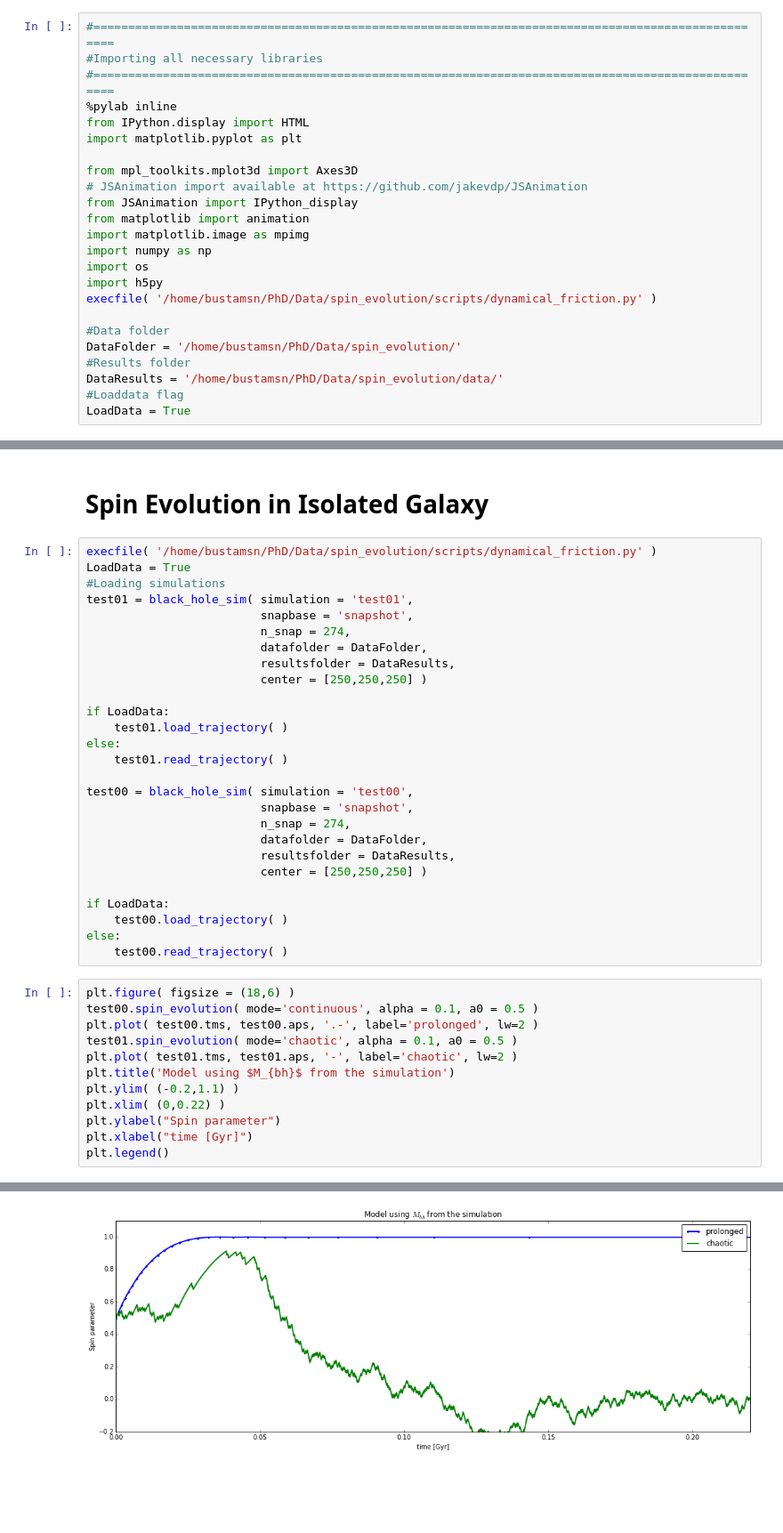
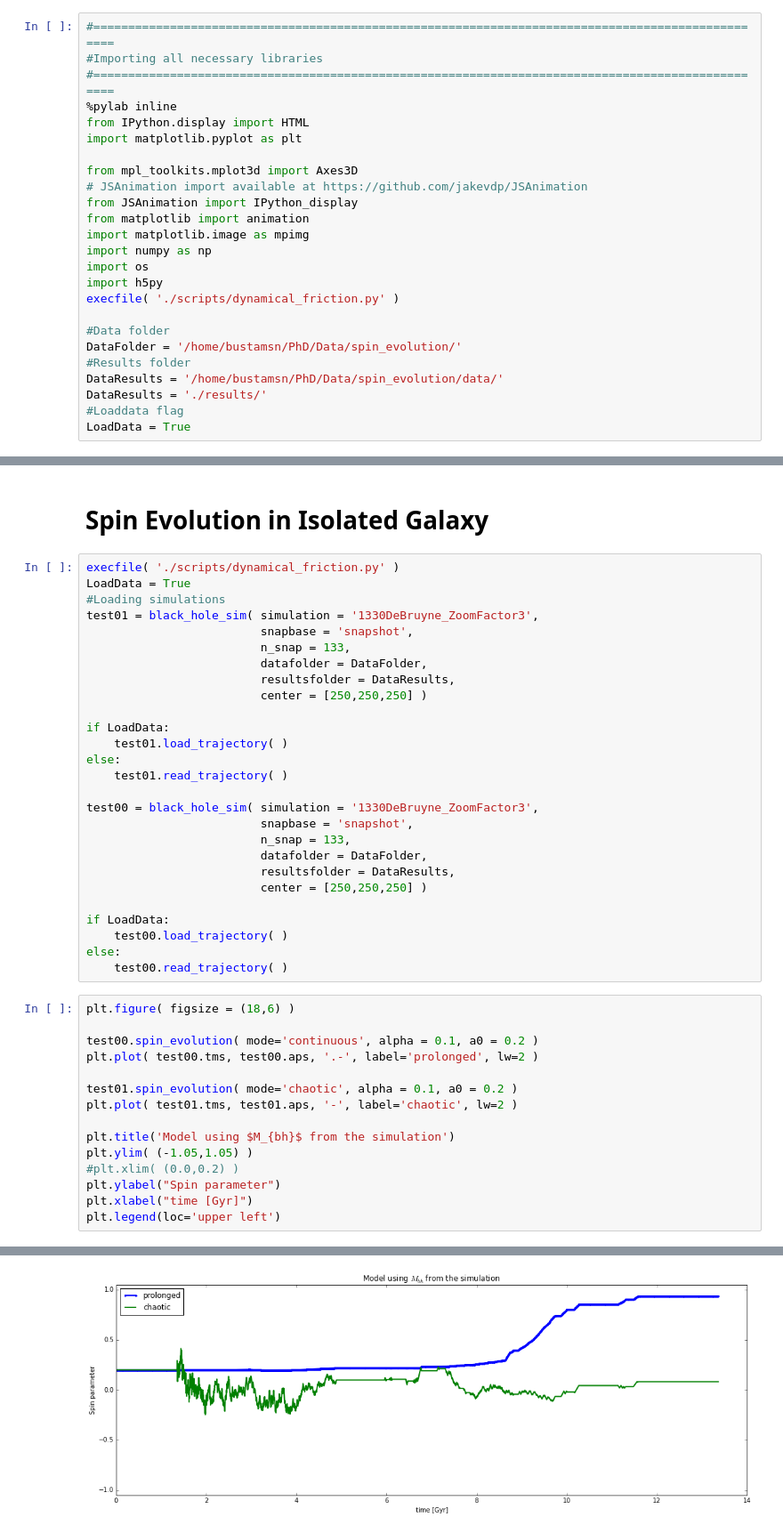
Before and after one commit to sbustamante/CosmologicalBlackHoles, a Jupyter notebook: Codes/spin_evolution.ipynb, the cells around one changed output, grey strips where cells are left out. Shown at 89% size. Drawn from its saved outputs; the diff is of its cells as text; blank space fills up the shorter version.

```diff
--- a/Codes/spin_evolution.ipynb
+++ b/Codes/spin_evolution.ipynb
@@ -34,12 +34,13 @@ import matplotlib.image as mpimg
 import numpy as np
 import os
 import h5py
-execfile( '/home/bustamsn/PhD/Data/spin_evolution/scripts/dynamical_friction.py' )
+execfile( './scripts/dynamical_friction.py' )
 
 #Data folder
 DataFolder = '/home/bustamsn/PhD/Data/spin_evolution/'
 #Results folder
 DataResults = '/home/bustamsn/PhD/Data/spin_evolution/data/'
+DataResults = './results/'
 #Loaddata flag
 LoadData = True
 # %% [output]
@@ -106,12 +107,12 @@ plt.plot( MfM0, spin_evolution( MfM0, -1.0 ) )
 # %% [markdown]
 # Spin Evolution in Isolated Galaxy
 # %%
-execfile( '/home/bustamsn/PhD/Data/spin_evolution/scripts/dynamical_friction.py' )
+execfile( './scripts/dynamical_friction.py' )
 LoadData = True
 #Loading simulations
-test01 = black_hole_sim( simulation = 'test01',
+test01 = black_hole_sim( simulation = '1330DeBruyne_ZoomFactor3',
                          snapbase = 'snapshot',
-                         n_snap = 274,
+                         n_snap = 133,
                          datafolder = DataFolder,
                          resultsfolder = DataResults,
                          center = [250,250,250] )
@@ -121,9 +122,9 @@ if LoadData:
 else:
     test01.read_trajectory( )
 
-test00 = black_hole_sim( simulation = 'test00',
+test00 = black_hole_sim( simulation = '1330DeBruyne_ZoomFactor3',
                          snapbase = 'snapshot',
-                         n_snap = 274,
+                         n_snap = 133,
                          datafolder = DataFolder,
                          resultsfolder = DataResults,
                          center = [250,250,250] )
@@ -134,19 +135,22 @@ else:
     test00.read_trajectory( )
 # %%
 plt.figure( figsize = (18,6) )
-test00.spin_evolution( mode='continuous', alpha = 0.1, a0 = 0.5 )
+
+test00.spin_evolution( mode='continuous', alpha = 0.1, a0 = 0.2 )
 plt.plot( test00.tms, test00.aps, '.-', label='prolonged', lw=2 )
-test01.spin_evolution( mode='chaotic', alpha = 0.1, a0 = 0.5 )
+
+test01.spin_evolution( mode='chaotic', alpha = 0.1, a0 = 0.2 )
 plt.plot( test01.tms, test01.aps, '-', label='chaotic', lw=2 )
+
 plt.title('Model using $M_{bh}$ from the simulation')
-plt.ylim( (-0.2,1.1) )
-plt.xlim( (0,0.22) )
+plt.ylim( (-1.05,1.05) )
+#plt.xlim( (0.0,0.2) )
 plt.ylabel("Spin parameter")
 plt.xlabel("time [Gyr]")
-plt.legend()
+plt.legend(loc='upper left')
 # %% [output]
 <matplotlib.legend.Legend at 0x...>
-[figure, old version]
+[figure, new version]
 # %%
 plt.figure( figsize = (18,6) )
 plt.plot( test00.t, test00.a, '.-', label = 'prolonged', lw=2 )
```
Also changed, not shown: parts of 3 cells of this notebook, 4 other files.
